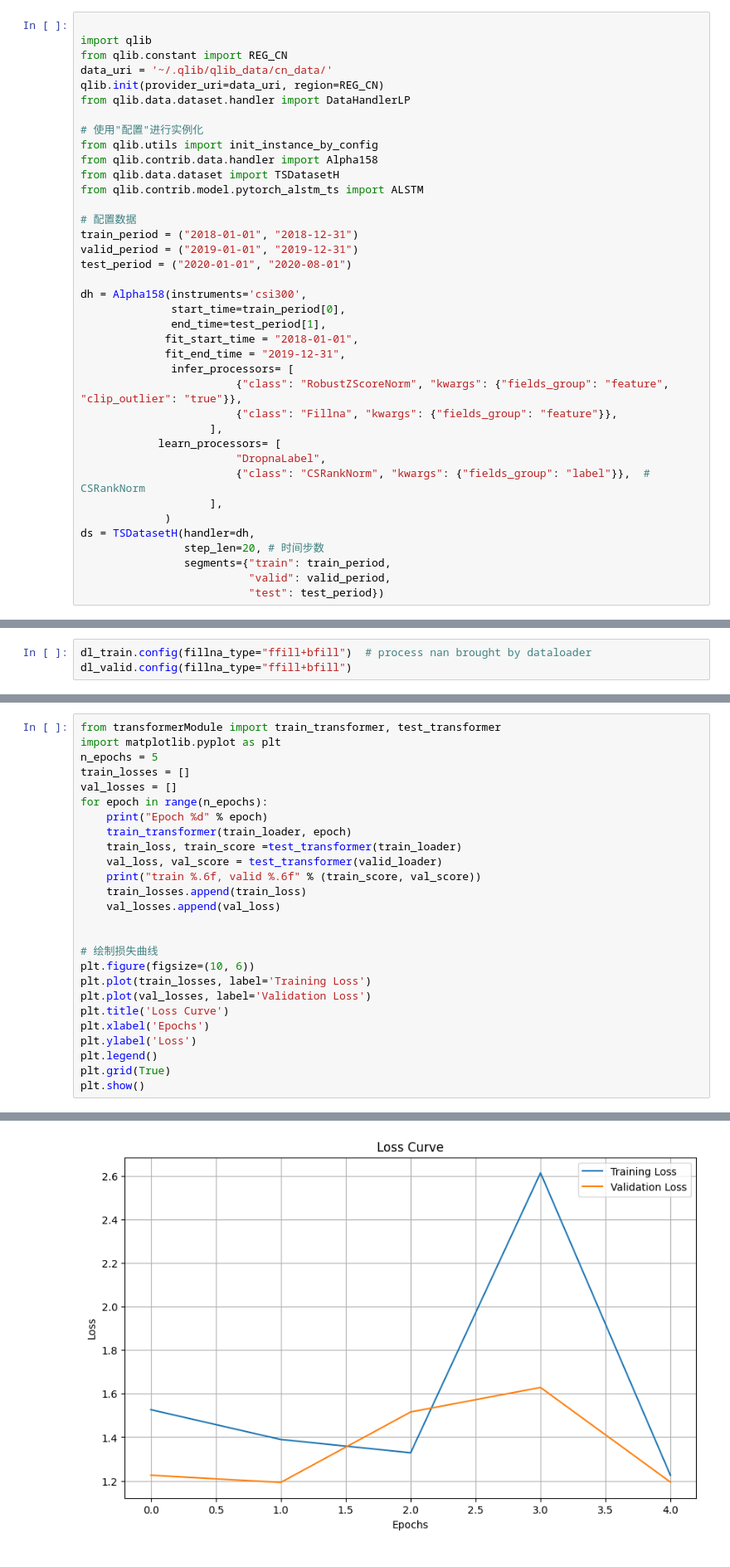
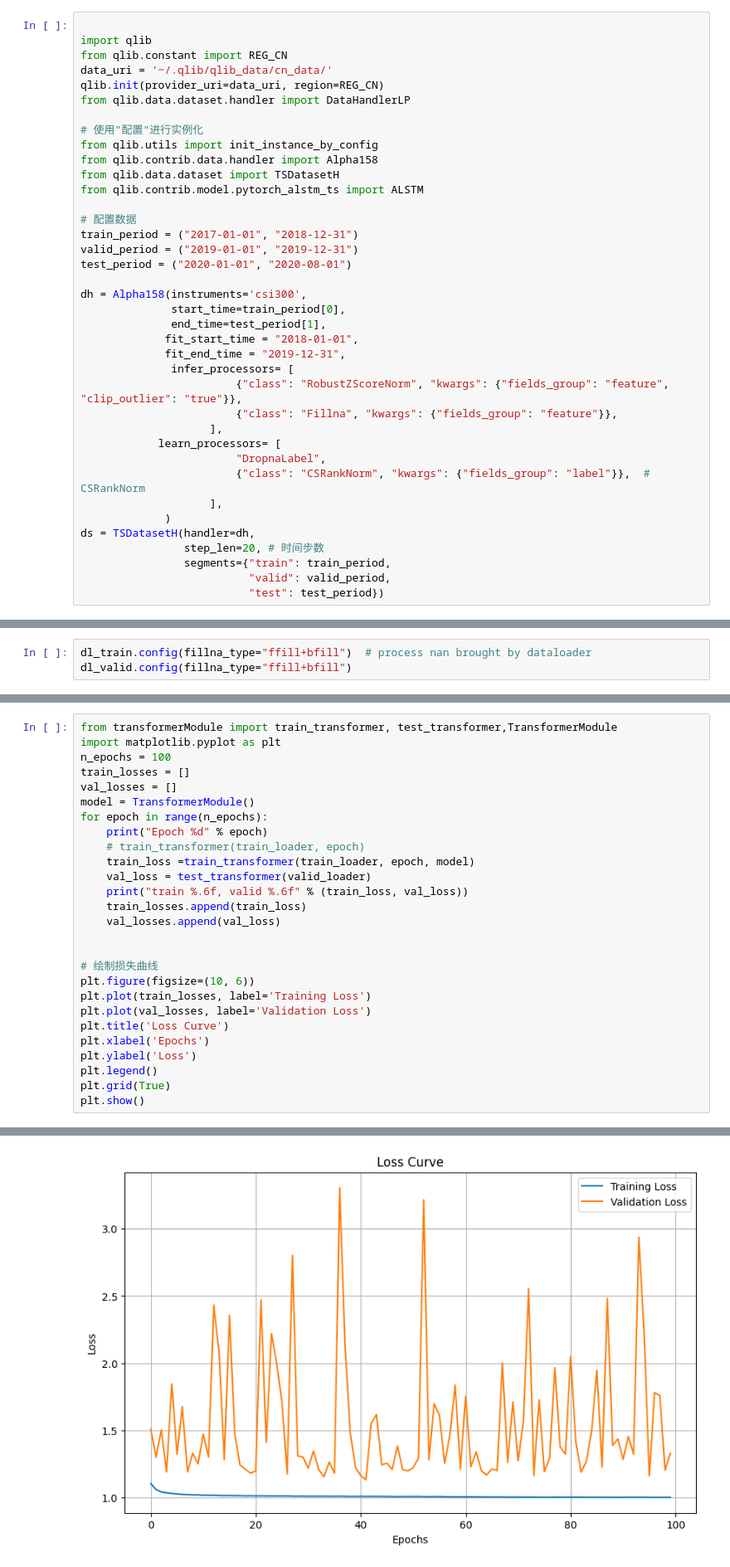
Before and after one commit to 17hhh/myqlib, a Jupyter notebook: workspace/modelTrain.ipynb, the cells around one changed output, grey strips where cells are left out. Shown at 83% size. Cells and saved outputs as stored; diff of their text form.

```diff
--- a/workspace/modelTrain.ipynb
+++ b/workspace/modelTrain.ipynb
@@ -128,7 +128,7 @@ from qlib.data.dataset import TSDatasetH
 from qlib.contrib.model.pytorch_alstm_ts import ALSTM
 
 # 配置数据
-train_period = ("2018-01-01", "2018-12-31")
+train_period = ("2017-01-01", "2018-12-31")
 valid_period = ("2019-01-01", "2019-12-31")
 test_period = ("2020-01-01", "2020-08-01")
 
@@ -204,17 +200,18 @@ valid_loader = DataLoader(
 dl_valid, batch_size=5192, shuffle=True, num_workers=0, drop_last=True
 )
 # %%
-from transformerModule import train_transformer, test_transformer
+from transformerModule import train_transformer, test_transformer,TransformerModule
 import matplotlib.pyplot as plt
-n_epochs = 5
+n_epochs = 100
 train_losses = []
 val_losses = []
+model = TransformerModule()
 for epoch in range(n_epochs):
     print("Epoch %d" % epoch)
-    train_transformer(train_loader, epoch)
-    train_loss, train_score =test_transformer(train_loader)
-    val_loss, val_score = test_transformer(valid_loader)
-    print("train %.6f, valid %.6f" % (train_score, val_score))
+    # train_transformer(train_loader, epoch)
+    train_loss =train_transformer(train_loader, epoch, model)
+    val_loss = test_transformer(valid_loader)
+    print("train %.6f, valid %.6f" % (train_loss, val_loss))
     train_losses.append(train_loss)
     val_losses.append(val_loss)
 
@@ -243,4 +247,4 @@ train 1.225518, valid 1.193989
-[figure, old version]
+[figure, new version]
 # %%
 import matplotlib.pyplot as plt
 
```
Also changed, not shown: parts of 3 cells of this notebook, 1 other file.
